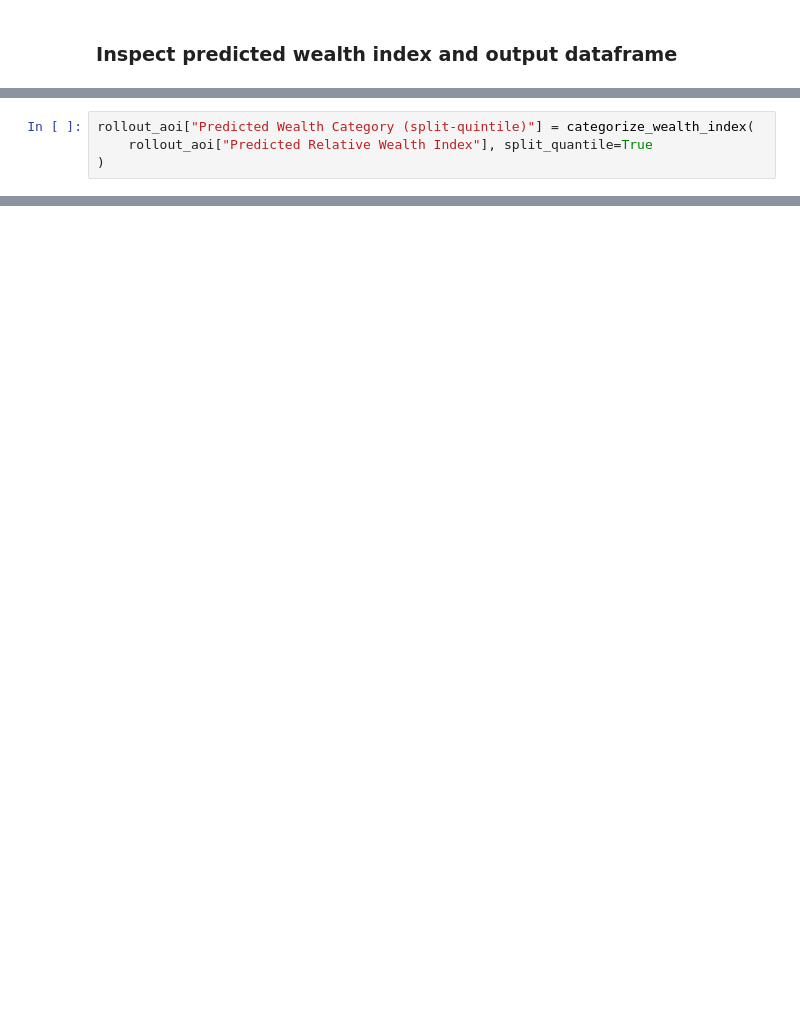
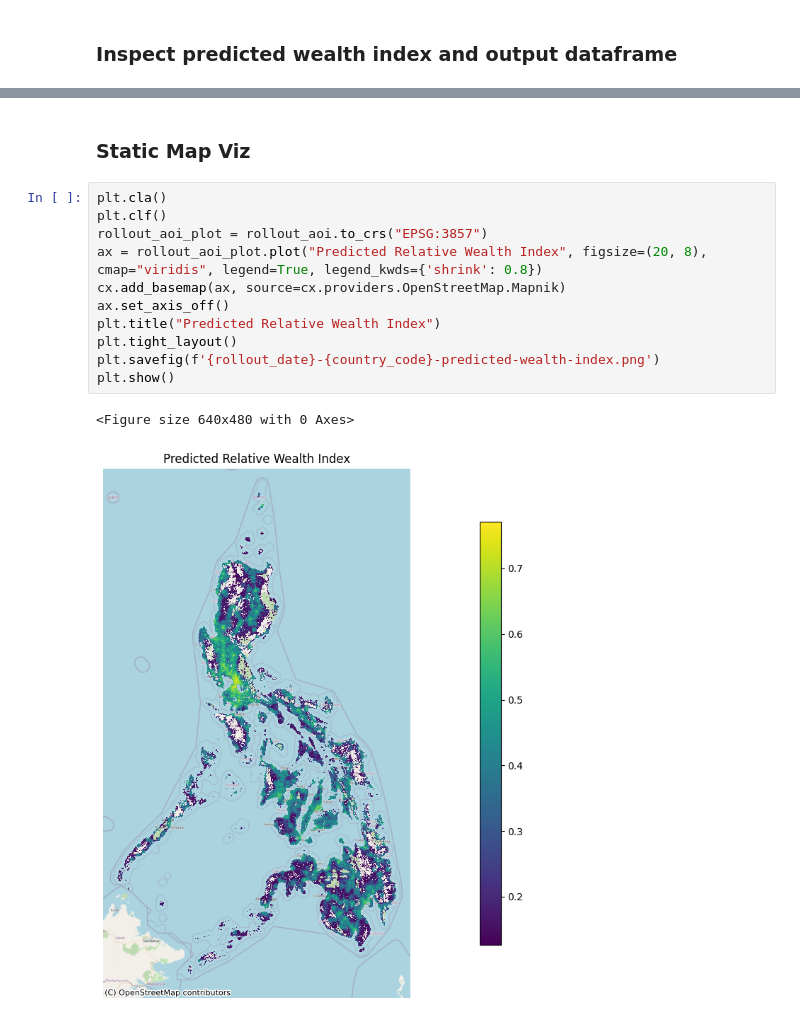
Before and after one commit to thinkingmachines/unicef-ai4d-poverty-mapping, a Jupyter notebook: notebooks/2023-02-21-single-country-rollouts/ph/3_ph_rollout_model.ipynb, the cells around one changed output, grey strips where cells are left out. Saved outputs shown, nothing was run; the diff lists cells and outputs as text; blank space fills up the shorter version.

```diff
--- a/notebooks/2023-02-21-single-country-rollouts/ph/3_ph_rollout_model.ipynb
+++ b/notebooks/2023-02-21-single-country-rollouts/ph/3_ph_rollout_model.ipynb
@@ -215,4 +169,0 @@ rollout_aoi.explore(
-# %%
-rollout_aoi["Predicted Wealth Category (split-quintile)"] = categorize_wealth_index(
-    rollout_aoi["Predicted Relative Wealth Index"], split_quantile=True
-)
@@ -233,0 +170,16 @@ Wall time: 12.4 s
+# %% [markdown]
+### Static Map Viz
+# %%
+plt.cla()
+plt.clf()
+rollout_aoi_plot = rollout_aoi.to_crs("EPSG:3857")
+ax = rollout_aoi_plot.plot("Predicted Relative Wealth Index", figsize=(20, 8), cmap="viridis", legend=True, legend_kwds={'shrink': 0.8})
+cx.add_basemap(ax, source=cx.providers.OpenStreetMap.Mapnik)
+ax.set_axis_off()
+plt.title("Predicted Relative Wealth Index")
+plt.tight_layout()
+plt.savefig(f'{rollout_date}-{country_code}-predicted-wealth-index.png')
+plt.show()
+# %% [output]
+<Figure size 640x480 with 0 Axes>
+[figure, added]
```
Also changed, not shown: parts of 28 cells of this notebook, 16 other files.
